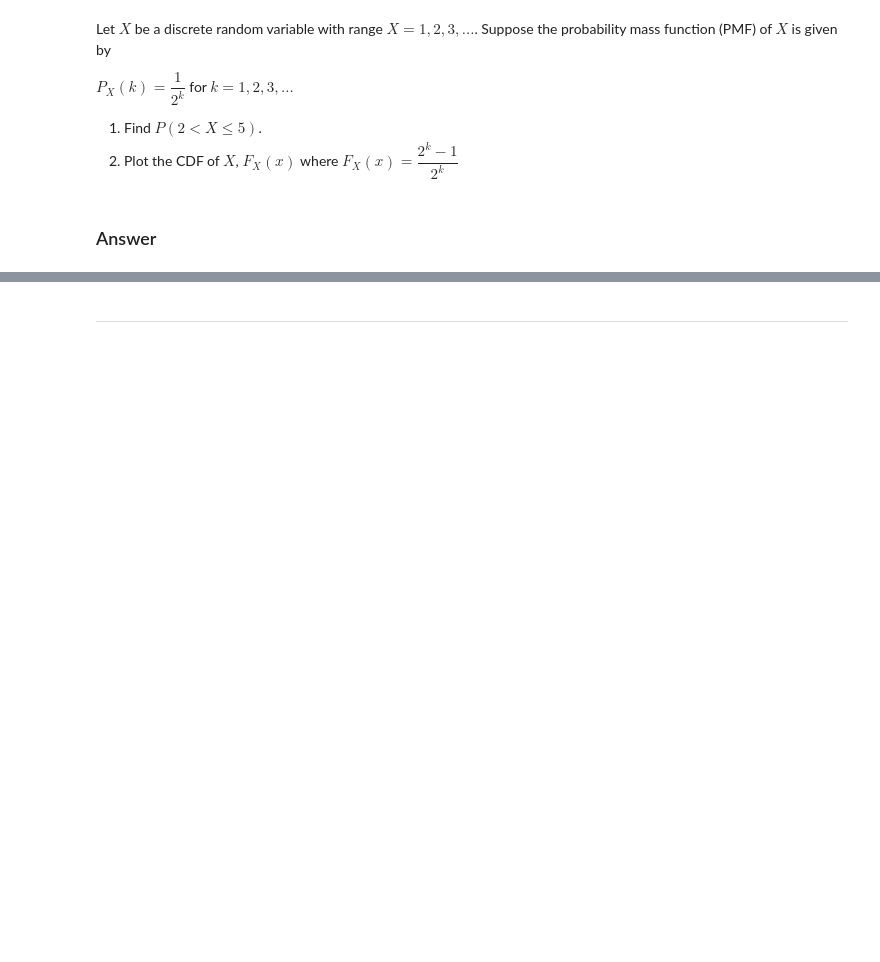
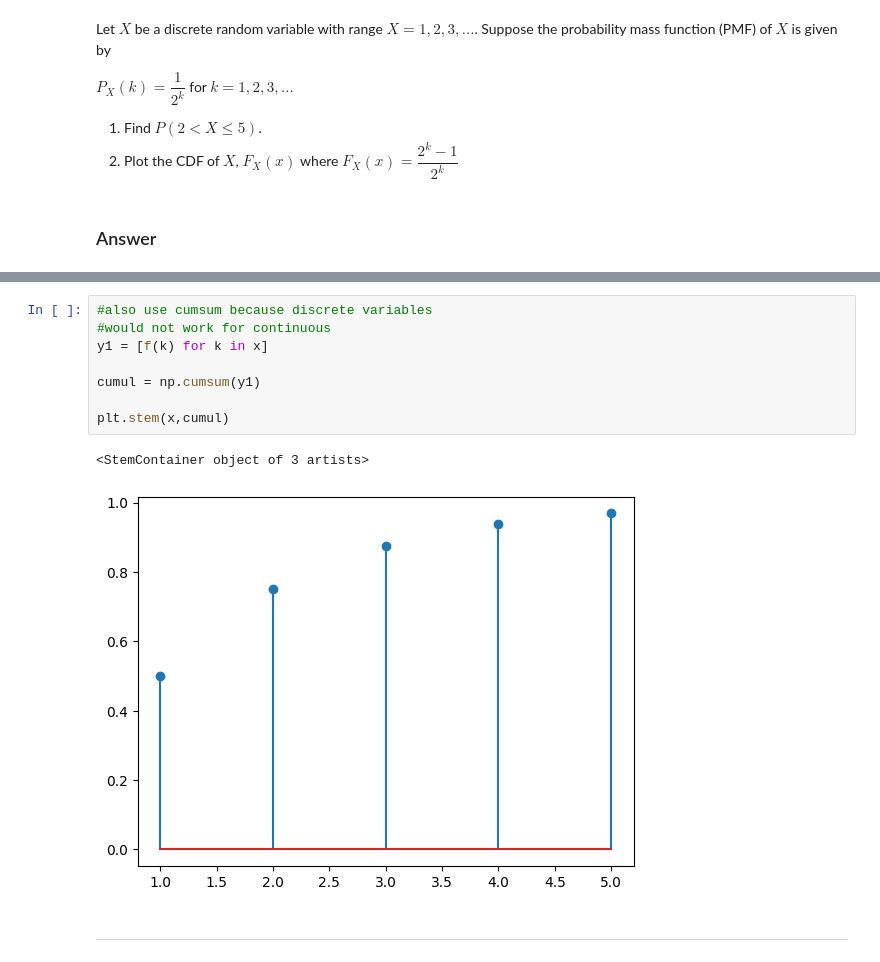
Before and after one commit to Clarke-Henshaw-Miles/extra, a Jupyter notebook: DATA SCIENCE/Chapter3Attempt.ipynb, the cells around one changed output, grey strips where cells are left out. Drawn from its saved outputs; the diff is of its cells as text; blank space fills up the shorter version.

```diff
--- a/DATA SCIENCE/Chapter3Attempt.ipynb
+++ b/DATA SCIENCE/Chapter3Attempt.ipynb
@@ -142,3 +185,14 @@ $P(2<X\le 5)$ =
+# %%
+#also use cumsum because discrete variables
+#would not work for continuous
+y1 = [f(k) for k in x]
+
+cumul = np.cumsum(y1)
+
+plt.stem(x,cumul)
+# %% [output]
+<StemContainer object of 3 artists>
+[figure, added]
 # %% [markdown]
 ***
 # %% [markdown]
```
Also changed, not shown: parts of 7 cells of this notebook.
